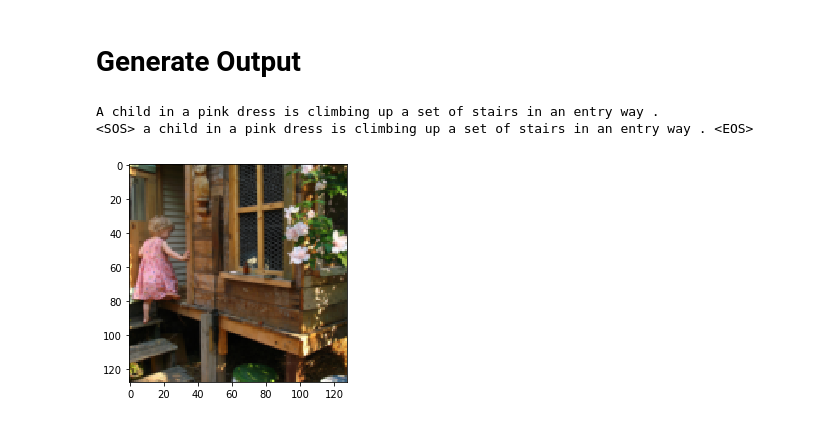
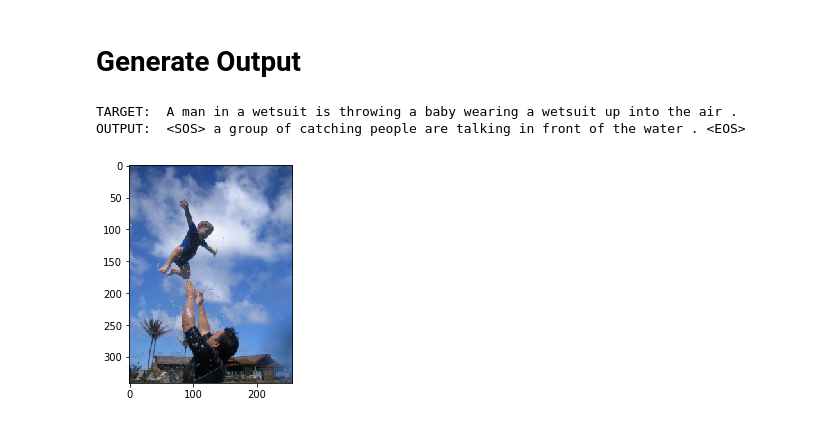
Before and after one commit to porter7678/image_caption_generator, a Jupyter notebook: image_caption_generator.ipynb, the cells around one changed output. Cells and saved outputs as stored; diff of their text form; code cells hidden in the pictures.

Commit message:
Remove square cropping on images; prepare for submission

```diff
--- a/image_caption_generator.ipynb
+++ b/image_caption_generator.ipynb
@@ -126,7 +120,7 @@ class ImageCaptionDataset(Dataset):
         self.image_folder = datasets.ImageFolder(root=folder_path,
                                                 transform=transforms.Compose([
                                                     transforms.Resize(img_size),
-                                                    transforms.CenterCrop(img_size),  # This is the line that is making images square
+                                                    # transforms.CenterCrop(img_size),  # This makes images square
                                                     transforms.ToTensor(),
                                                     transforms.Normalize((0.5, 0.5, 0.5), (0.5, 0.5, 0.5)),
                                                 ]))
@@ -163,7 +157,7 @@ class ImageCaptionDataset(Dataset):
 
 
     def __len__(self):
-        return 1 #len(self.caption_folder)
+        return len(self.caption_folder)
 # %% [markdown]
 # Models
 # %%
@@ -286,13 +281,12 @@ def get_caption_tensors(caption):
 # %% [markdown]
 # Training
 # %%
-n_epochs = 1000
-img_size = 128
+n_epochs = 1
+img_size = 256
 hidden_size = 128  # Maybe experiment with this later?
 batch_size = 1
 lr = 1e-3
-plot_every = 1 #50
-
+plot_every = 50
 
 train_dataset = ImageCaptionDataset(train=True, img_size=img_size)
 valid_dataset = ImageCaptionDataset(train=False, img_size=img_size)
@@ -348,8 +342,8 @@ for epoch in range(n_epochs):
         # Get a start_token to be the predicted output of the image on the first pass thru the RNN
         start_token_tensor = torch.Tensor([vocab_size - 2]).long().cuda()
 
+        # Calculate loss on start token
         batch_loss += criterion(scores, start_token_tensor)
-
 
         # Pass in caption tensors
         y_truth = y_truth.long()
@@ -364,8 +358,9 @@ for epoch in range(n_epochs):
 
         losses.append(batch_loss.item())
 
+        # Store the average loss for plotting
         if batch % plot_every == plot_every - 1:
-            averaged_losses.append((batch, sum(losses) / plot_every))
+            averaged_losses.append([batch, sum(losses) / plot_every])
             losses = []
 
         loop.set_description('epoch{}, loss:{:.4f} '.format(epoch, batch_loss))
@@ -384,9 +383,9 @@ plt.show()
 # %% [markdown]
 # Generate Output
 # %%
-x, captions = train_dataset[0]
+x, captions = valid_dataset[10]
 show_imgs(x)
-print(captions)
+print('TARGET:\t', captions)
 
 y_inp, y_truth = get_caption_tensors(captions[0]) # NOTE: This isn't gonna work when my batch size isn't 1
 
@@ -399,35 +398,37 @@ x_encoded = encoder(x.unsqueeze(0))
 
 output_caption = ''
 
 # Pass in image tensor
 hidden_initial = decoder.init_hidden().cuda()
 cell_initial = decoder.init_hidden().cuda()
 scores, hidden, cell = decoder(x_encoded, hidden_initial, cell_initial, is_caption=False)
 
+# Sample the first word
 probabilities = torch.exp(scores)
 sampled_index = torch.multinomial(probabilities, 1).squeeze().squeeze()
 word = caption_dictionary[sampled_index]
 output_caption += word + ' '
 
+# Continue sampling words until we get an end token or the caption is too long
 has_end_token = False
 limit = 50
 count = 0
 while not has_end_token and count < limit:
     count += 1
 
     scores, hidden, cell = decoder(sampled_index, hidden, cell, is_caption=True)
     probabilities = torch.exp(scores)
     sampled_index = torch.multinomial(probabilities, 1).squeeze().squeeze()
 
     word = caption_dictionary[sampled_index]
     output_caption += word
     if word == '<EOS>':
         has_end_token = True
     else:
-        output_caption += ' '
+        output_caption += ' '   # Add a space if the caption isn't finished yet
 
-print(output_caption)
+print('OUTPUT:\t', output_caption)
 # %% [output]
-A child in a pink dress is climbing up a set of stairs in an entry way .
-<SOS> a child in a pink dress is climbing up a set of stairs in an entry way . <EOS>
+TARGET:  A man in a wetsuit is throwing a baby wearing a wetsuit up into the air .
+OUTPUT:  <SOS> a group of catching people are talking in front of the water . <EOS>
-[figure, old version]
+[figure, new version]
```
Also changed, not shown: parts of 8 cells of this notebook.
